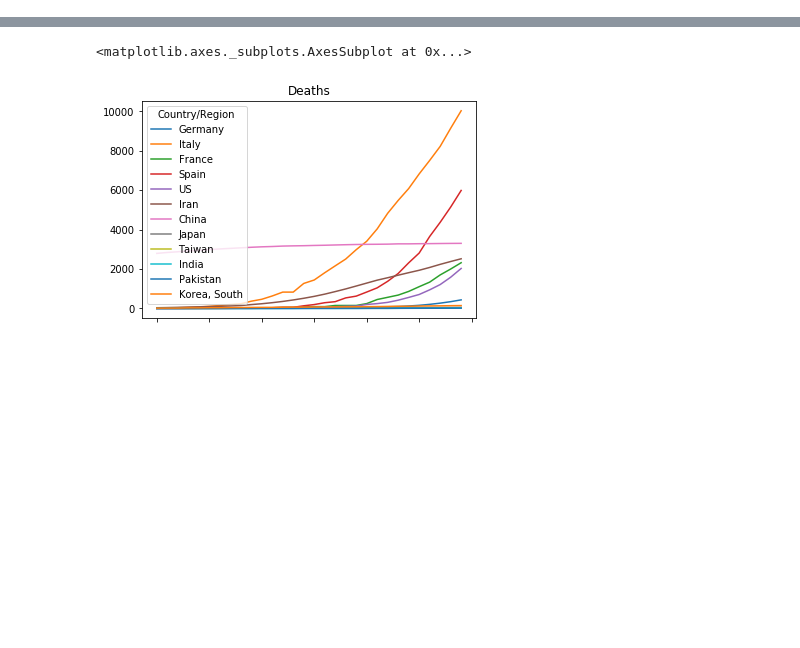
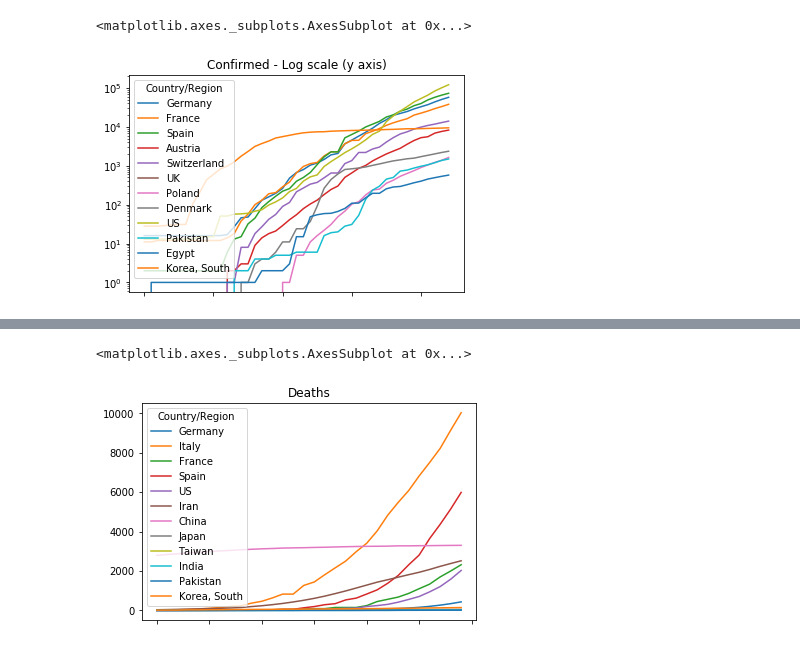
Before and after one commit to HermannBerg/MyCoronAnalysis, a Jupyter notebook: coronanalysis.ipynb, the cells around one changed output, grey strips where cells are left out. Drawn from its saved outputs; the diff is of its cells as text; code cells hidden in the pictures; blank space fills up the shorter version.

```diff
--- a/coronanalysis.ipynb
+++ b/coronanalysis.ipynb
@@ -29,4 +29,9 @@ selection1 = confirmed.loc[['Germany','France','Spain','Austria','Switzerland','
 cf1 = selection1.transpose().tail(45)
 #cf1
 #cf11 = cf1.sort_values(by='3/15/20')
+# %%
+cf1.plot.line(title='Confirmed - Log scale (y axis)',logy=True)
+# %% [output]
+<matplotlib.axes._subplots.AxesSubplot at 0x...>
+[figure, added]
 # %%
```
Also changed, not shown: parts of 3 cells of this notebook.
